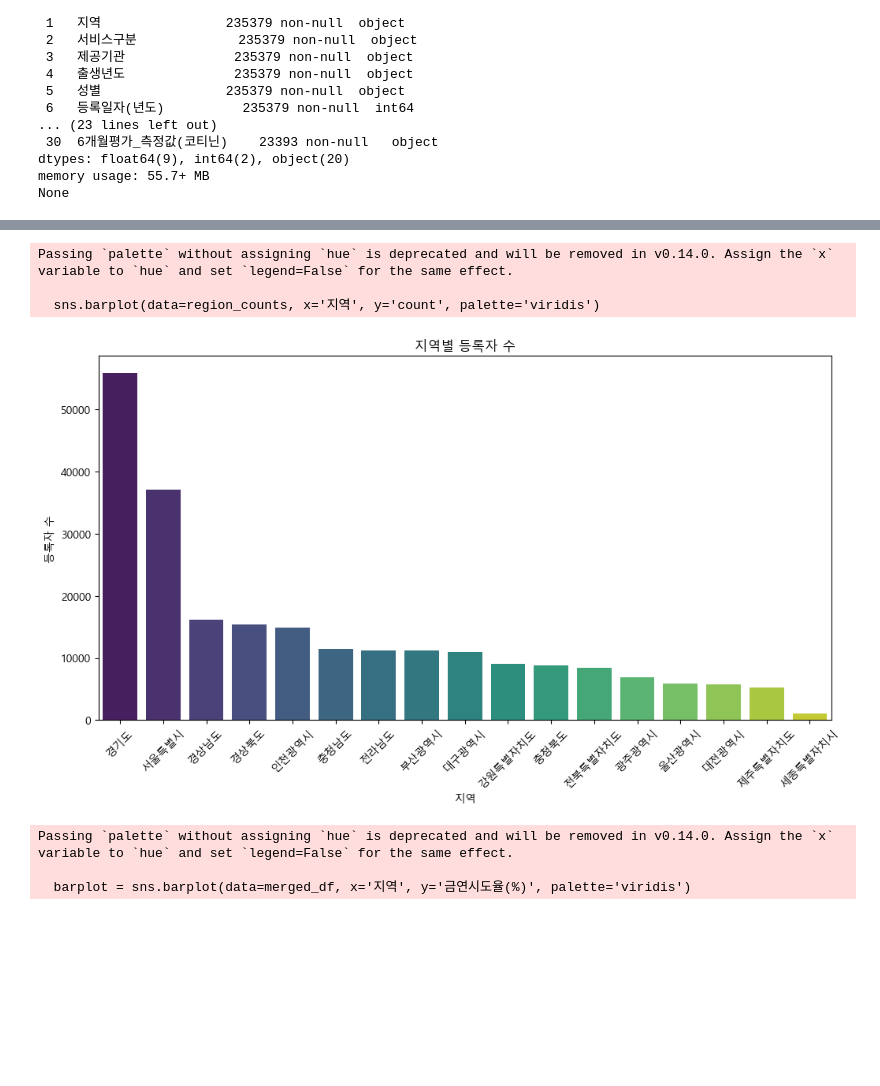
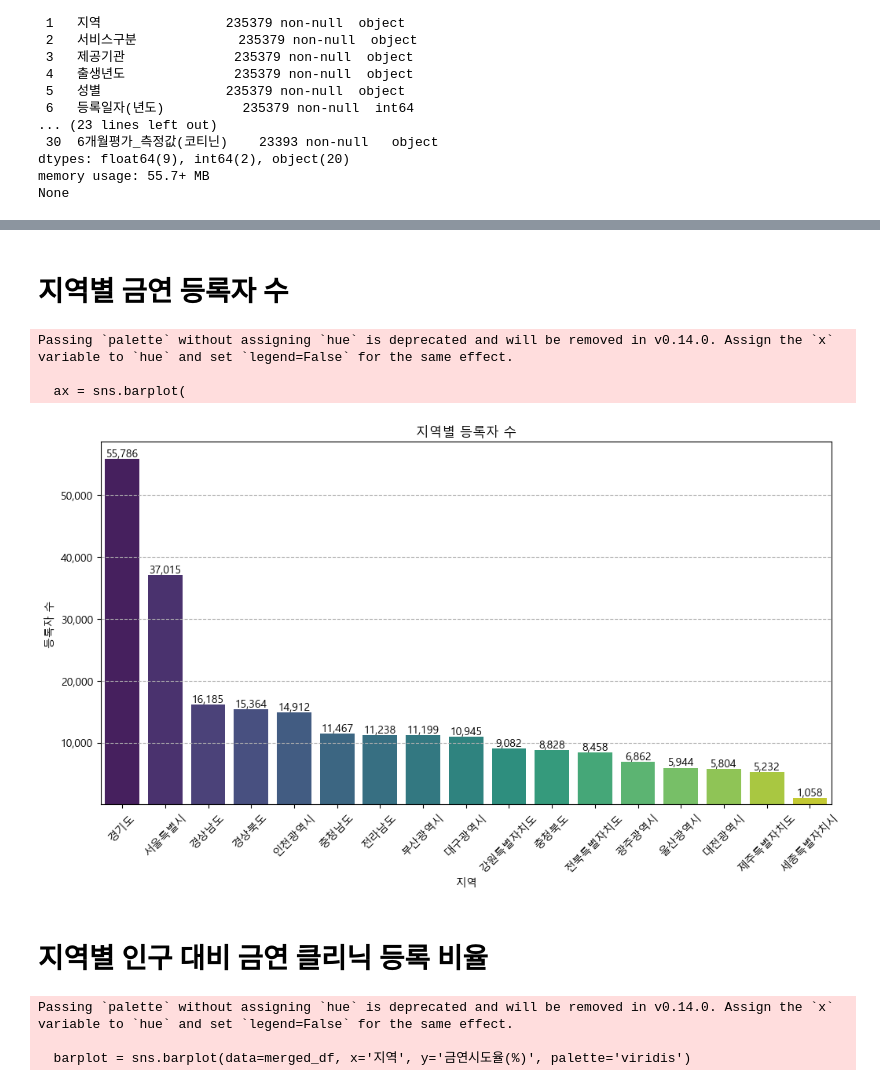
Before and after one commit to PracLee/SKN22-EDA-2Team, a Jupyter notebook: heejoon/test.ipynb, the cells around one changed output, grey strips where cells are left out. Drawn from its saved outputs; the diff is of its cells as text; code cells hidden in the pictures; blank space fills up the shorter version.

```diff
--- a/heejoon/test.ipynb
+++ b/heejoon/test.ipynb
@@ -185,23 +186,47 @@ AttributeError: 'Wedge' object has no attribute 'get_height'
+# %% [markdown]
+# 지역별 금연 등록자 수
 # %%
 region_counts = smoke1.groupby('지역').size().reset_index(name='count')
 
 # 지역 수가 많으면 내림차순 정렬
 region_counts = region_counts.sort_values(by='count', ascending=False)
 
 # 시각화
 plt.figure(figsize=(12,6))
-sns.barplot(data=region_counts, x='지역', y='count', palette='viridis')
 
+ax = sns.barplot(
+    data=region_counts,
+    x='지역',
+    y='count',
+    palette='viridis'
+)
+
+for p in ax.patches:
+    height = p.get_height()
+    ax.text(
+        p.get_x() + p.get_width() / 2,
+        height + 5,
+        f'{height:,.0f}',
+        ha='center',
+        va='bottom',
+        fontsize=10,
+        color='black'
+    )
+
+plt.yticks([10000, 20000, 30000, 40000, 50000], ['10,000', '20,000', '30,000', '40,000', '50,000'])
+plt.grid(axis='y', linestyle='--')
 plt.title('지역별 등록자 수')
 plt.xlabel('지역')
 plt.ylabel('등록자 수')
 plt.xticks(rotation=45)  # x축 라벨 기울이기
 plt.show()
 # %% [output]
 Passing `palette` without assigning `hue` is deprecated and will be removed in v0.14.0. Assign the `x` variable to `hue` and set `legend=False` for the same effect.
 
-  sns.barplot(data=region_counts, x='지역', y='count', palette='viridis')
+  ax = sns.barplot(
-[figure, old version]
+[figure, new version]
+# %% [markdown]
+# 지역별 인구 대비 금연 클리닉 등록 비율
 # %%
 # 3. 인구 데이터 전처리 (위치 기반 선택: 지역, 총인구수)
 pop_df_clean = pop_df.iloc[:, [0, 1]].copy()
```
Also changed, not shown: parts of 19 cells of this notebook.
